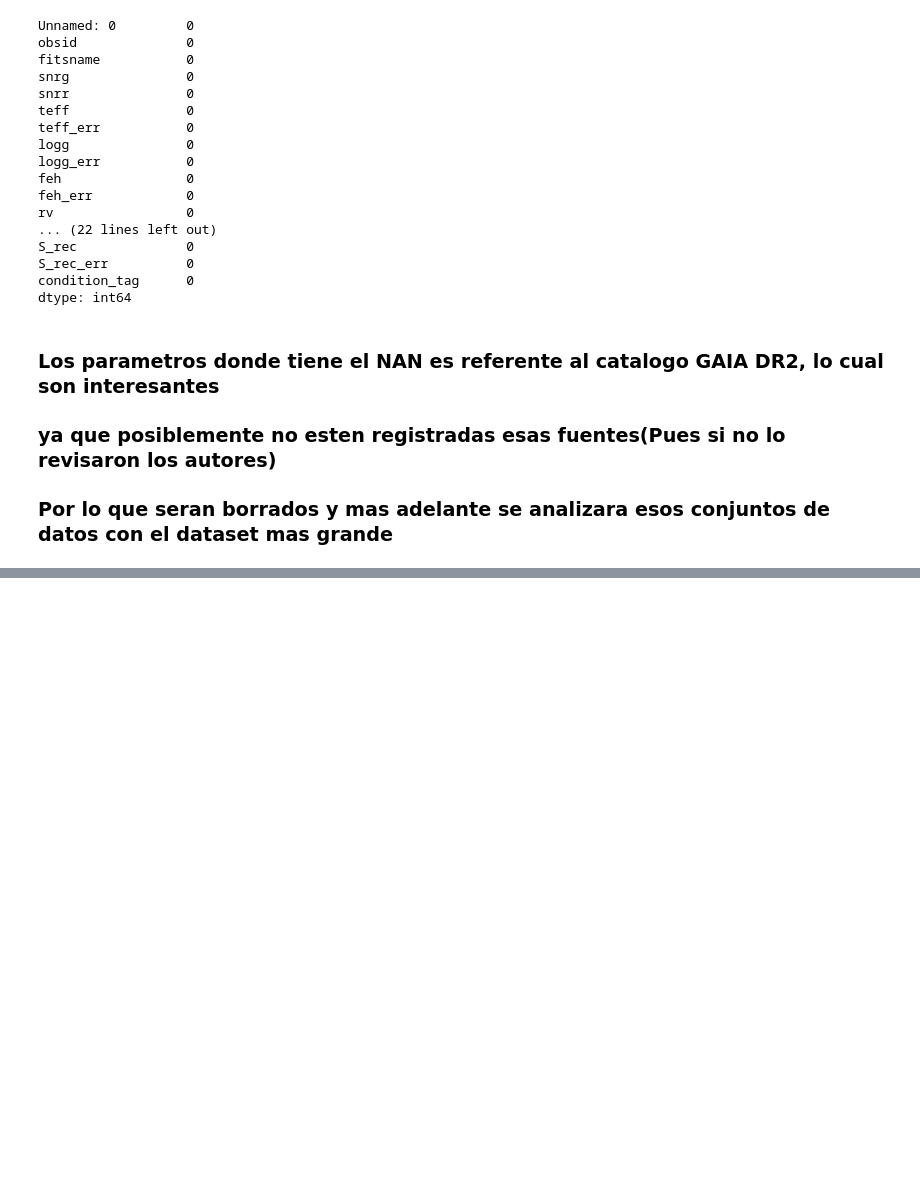
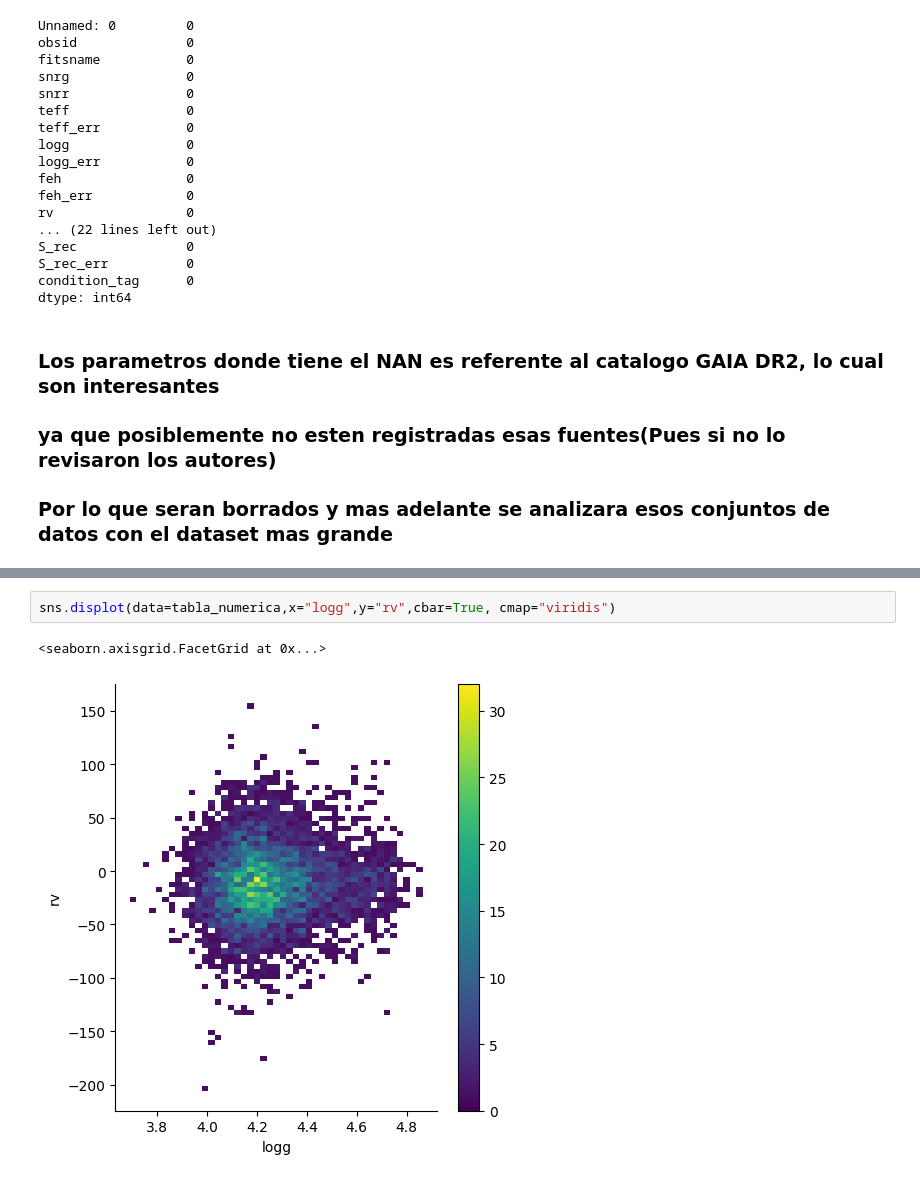
Before and after one commit to oscarcalv/Primer-Parcial-de-Fisica-Computacional, a Jupyter notebook: cuaderno_parcial.ipynb, the cells around one changed output, grey strips where cells are left out. Drawn from its saved outputs; the diff is of its cells as text; blank space fills up the shorter version.

```diff
--- a/cuaderno_parcial.ipynb
+++ b/cuaderno_parcial.ipynb
@@ -84,0 +118,5 @@ sns.relplot(data=tabla,x="logg",y="feh")
+# %%
+sns.displot(data=tabla_numerica,x="logg",y="rv",cbar=True, cmap="viridis")
+# %% [output]
+<seaborn.axisgrid.FacetGrid at 0x...>
+[figure, added]
```
Also changed, not shown: parts of 5 cells of this notebook.
